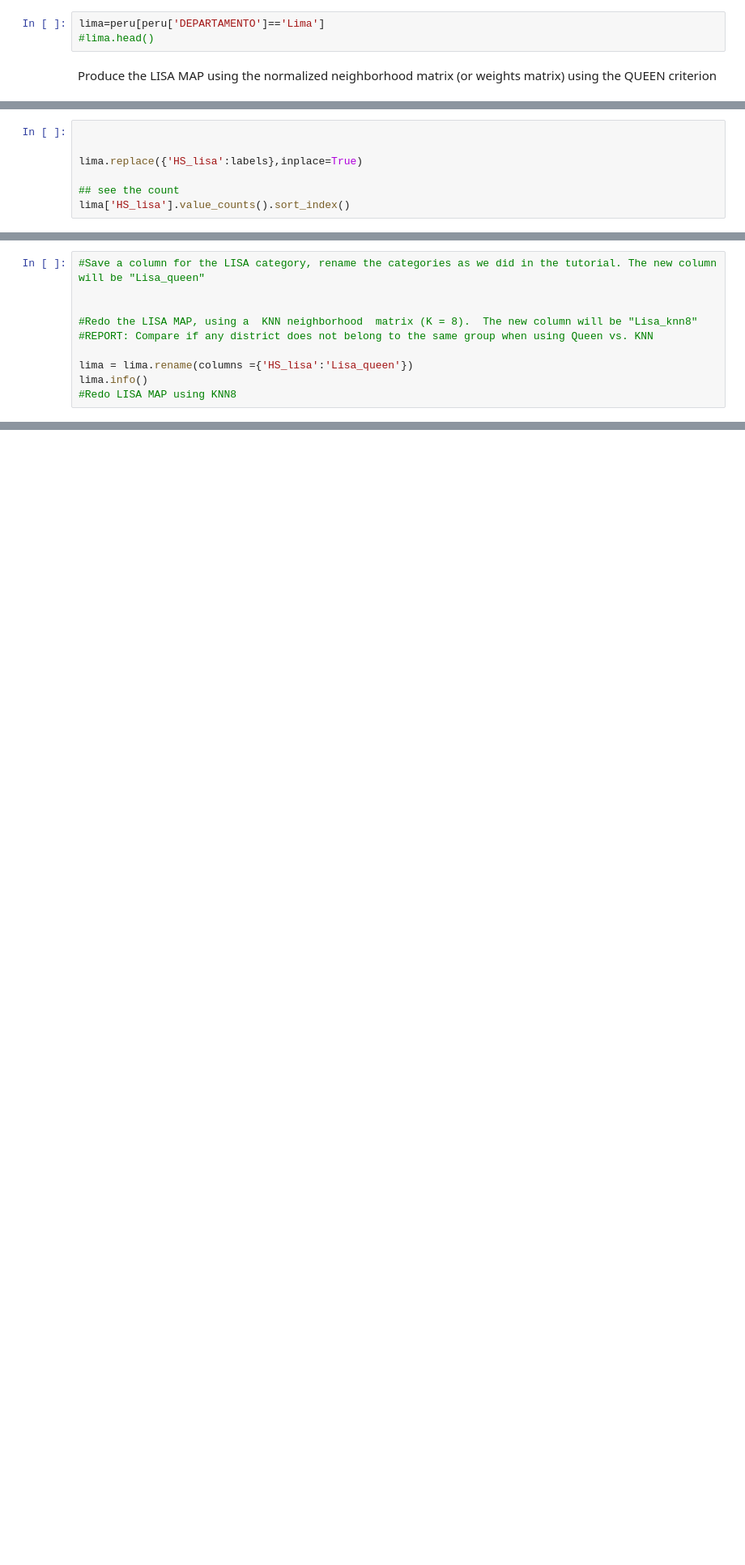
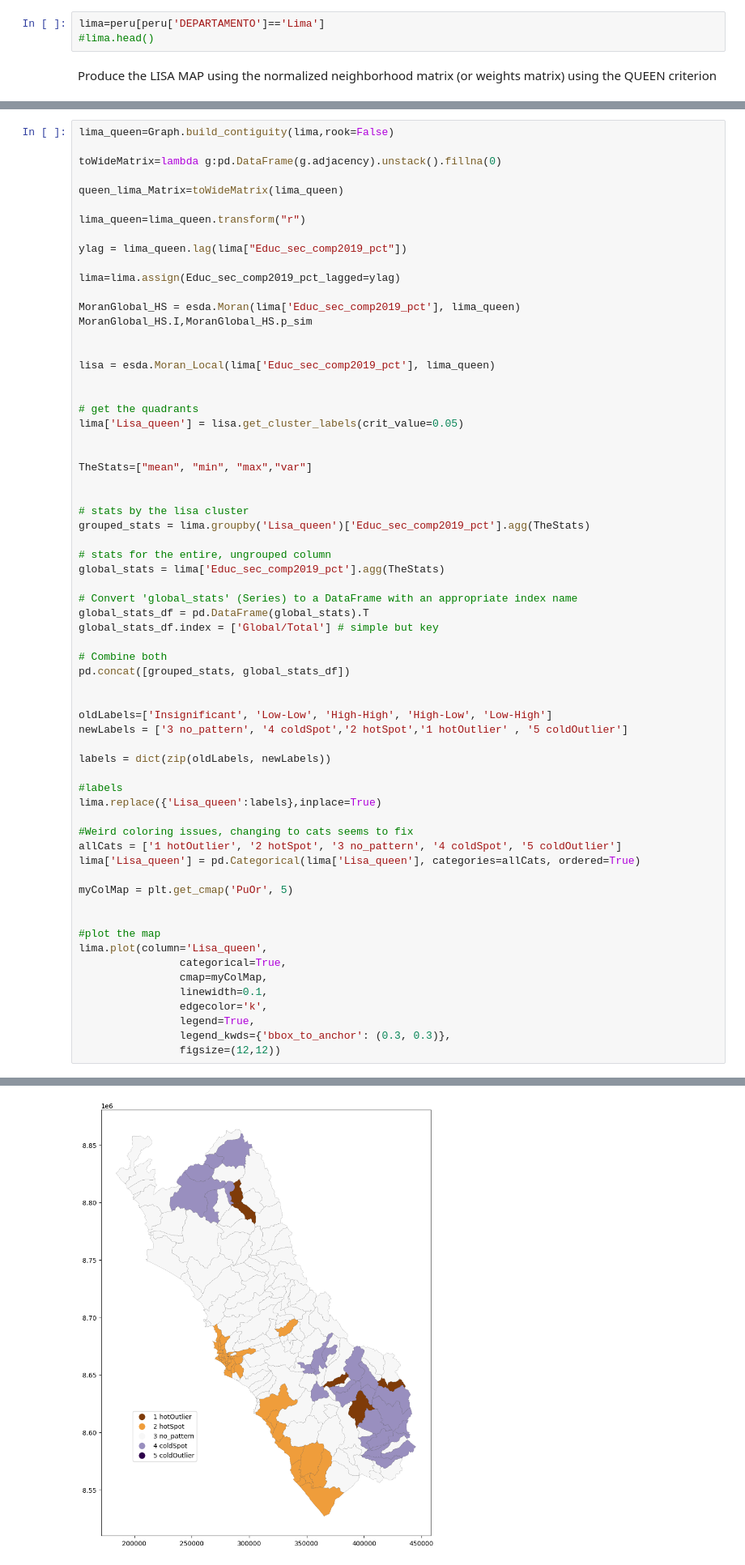
Before and after one commit to DACSS690C26/Homework_1, a Jupyter notebook: hm1.ipynb, the cells around one changed output, grey strips where cells are left out. Shown at 81% size. Drawn from its saved outputs; the diff is of its cells as text; blank space fills up the shorter version.

```diff
--- a/hm1.ipynb
+++ b/hm1.ipynb
@@ -125,7 +41,0 @@ labels
-# %%
-
-
-lima.replace({'HS_lisa':labels},inplace=True)
-
-## see the count
-lima['HS_lisa'].value_counts().sort_index()
@@ -160,10 +41,0 @@ lima.plot(column='HS_lisa',
-# %%
-#Save a column for the LISA category, rename the categories as we did in the tutorial. The new column will be "Lisa_queen"
-
-
-#Redo the LISA MAP, using a  KNN neighborhood  matrix (K = 8).  The new column will be "Lisa_knn8"
-#REPORT: Compare if any district does not belong to the same group when using Queen vs. KNN
-
-lima = lima.rename(columns ={'HS_lisa':'Lisa_queen'})
-lima.info()
-#Redo LISA MAP using KNN8
@@ -252,0 +42,66 @@ pd.concat(allMx,axis=1)
+# %%
+lima_queen=Graph.build_contiguity(lima,rook=False)
+
+toWideMatrix=lambda g:pd.DataFrame(g.adjacency).unstack().fillna(0)
+
+queen_lima_Matrix=toWideMatrix(lima_queen)
+
+lima_queen=lima_queen.transform("r")
+
+ylag = lima_queen.lag(lima["Educ_sec_comp2019_pct"])
+
+lima=lima.assign(Educ_sec_comp2019_pct_lagged=ylag)
+
+MoranGlobal_HS = esda.Moran(lima['Educ_sec_comp2019_pct'], lima_queen)
+MoranGlobal_HS.I,MoranGlobal_HS.p_sim
+
+
+lisa = esda.Moran_Local(lima['Educ_sec_comp2019_pct'], lima_queen)
+
+
+# get the quadrants
+lima['Lisa_queen'] = lisa.get_cluster_labels(crit_value=0.05)
+
+
+TheStats=["mean", "min", "max","var"]
+
+
+# stats by the lisa cluster
+grouped_stats = lima.groupby('Lisa_queen')['Educ_sec_comp2019_pct'].agg(TheStats)
+
+# stats for the entire, ungrouped column
+global_stats = lima['Educ_sec_comp2019_pct'].agg(TheStats)
+
+# Convert 'global_stats' (Series) to a DataFrame with an appropriate index name
+global_stats_df = pd.DataFrame(global_stats).T
+global_stats_df.index = ['Global/Total'] # simple but key
+
+# Combine both
+pd.concat([grouped_stats, global_stats_df])
+
+
+oldLabels=['Insignificant', 'Low-Low', 'High-High', 'High-Low', 'Low-High']
+newLabels = ['3 no_pattern', '4 coldSpot','2 hotSpot','1 hotOutlier' , '5 coldOutlier']
+
+labels = dict(zip(oldLabels, newLabels))
+
+#labels
+lima.replace({'Lisa_queen':labels},inplace=True)
+
+#Weird coloring issues, changing to cats seems to fix
+allCats = ['1 hotOutlier', '2 hotSpot', '3 no_pattern', '4 coldSpot', '5 coldOutlier']
+lima['Lisa_queen'] = pd.Categorical(lima['Lisa_queen'], categories=allCats, ordered=True)
+
+myColMap = plt.get_cmap('PuOr', 5)
+
+
+#plot the map
+lima.plot(column='Lisa_queen',
+                categorical=True,
+                cmap=myColMap,
+                linewidth=0.1,
+                edgecolor='k',
+                legend=True,
+                legend_kwds={'bbox_to_anchor': (0.3, 0.3)},
+                figsize=(12,12))
+# %% [output]
@@ -252,0 +109 @@ pd.concat(allMx,axis=1)
+[figure, added]
```
Also changed, not shown: parts of 22 cells of this notebook.
